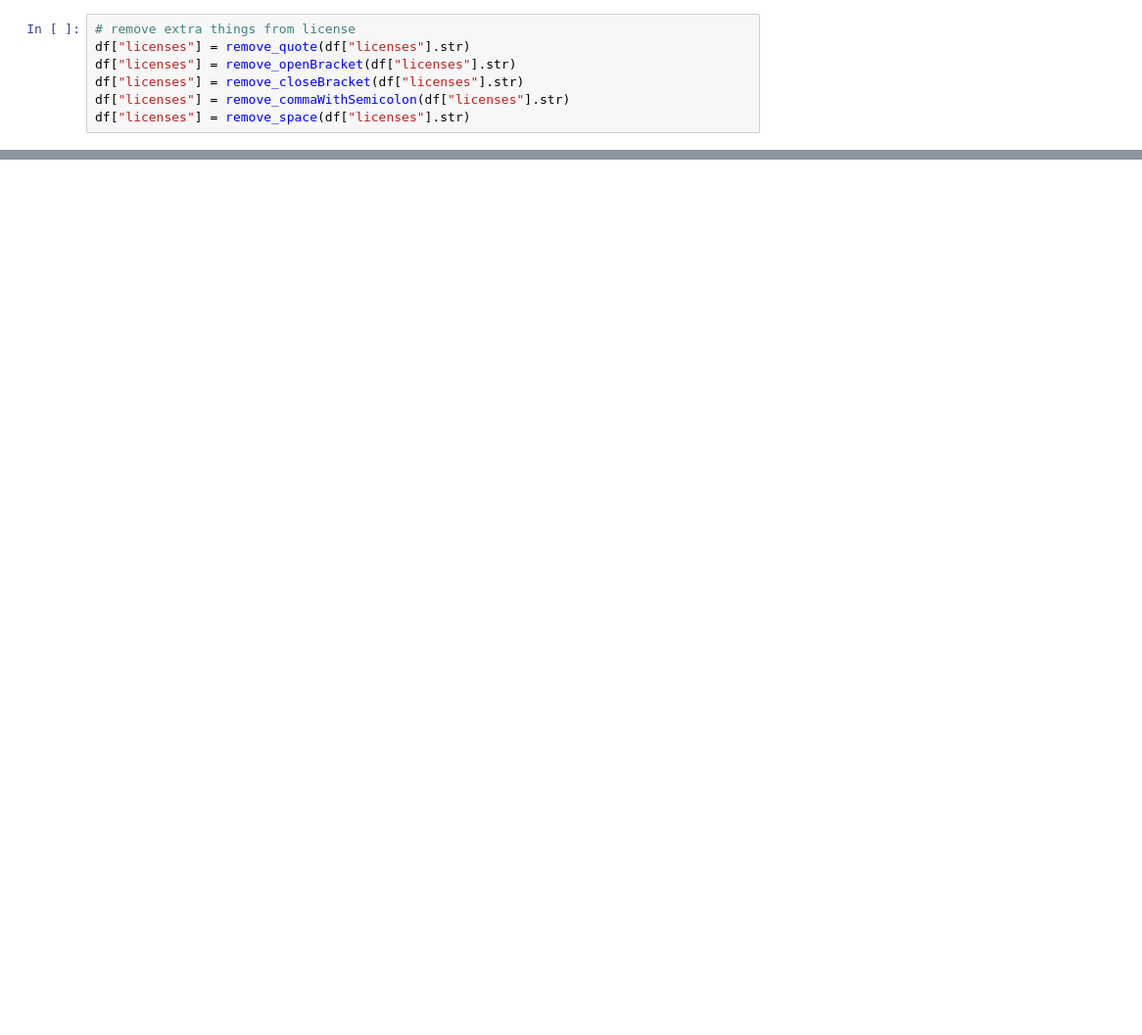
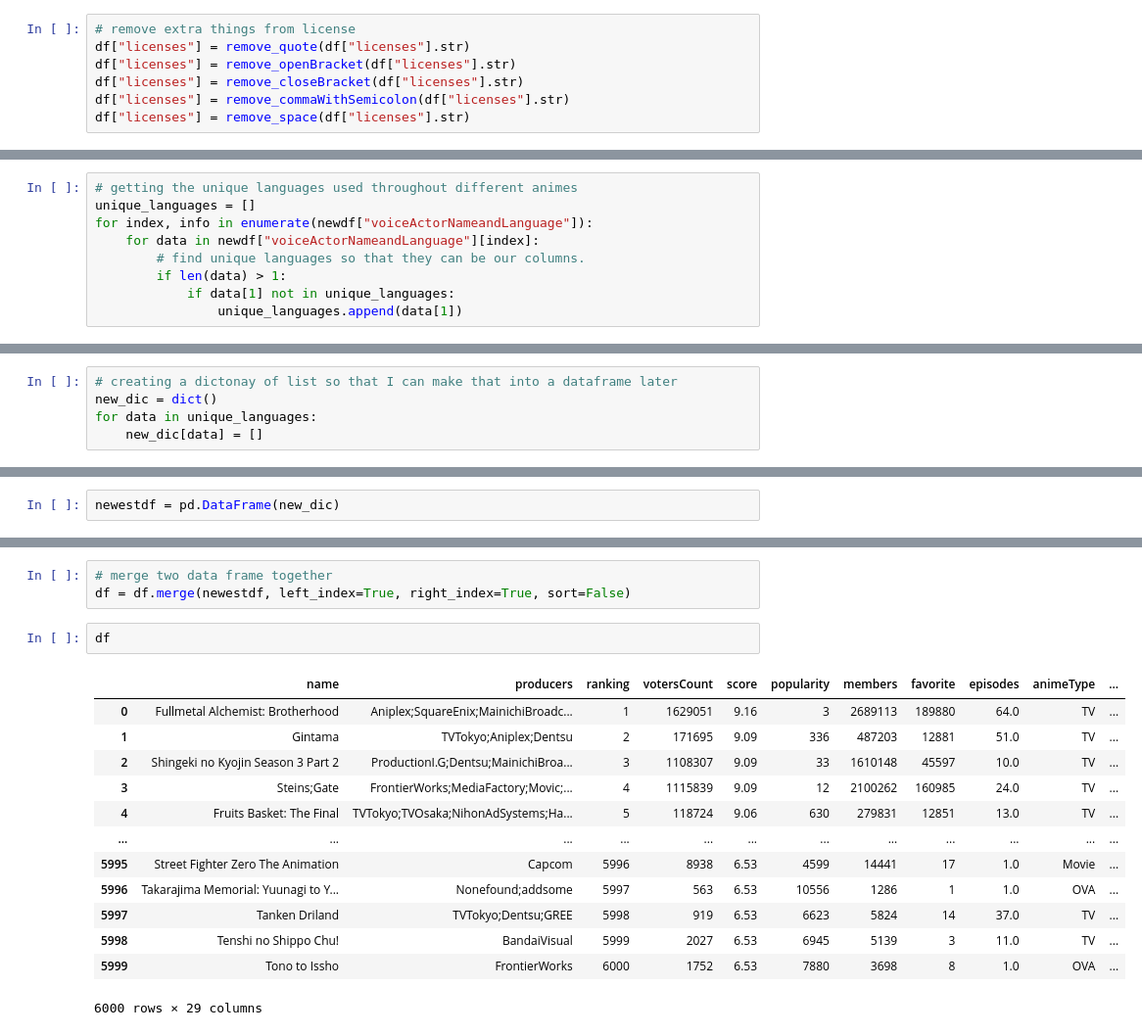
Before and after one commit to BinLama/webScraping, a Jupyter notebook: dataFormatter.ipynb, the cells around one changed output, grey strips where cells are left out. Shown at 98% size. Cells and saved outputs as stored; diff of their text form; blank space fills up the shorter version.

```diff
--- a/dataFormatter.ipynb
+++ b/dataFormatter.ipynb
@@ -244,0 +232,9 @@ df["voiceActorNameandLanguage"][0]
+# %%
+# getting the unique languages used throughout different animes
+unique_languages = []
+for index, info in enumerate(newdf["voiceActorNameandLanguage"]):
+    for data in newdf["voiceActorNameandLanguage"][index]:
+        # find unique languages so that they can be our columns.
+        if len(data) > 1:
+            if data[1] not in unique_languages:
+                unique_languages.append(data[1])
@@ -244,0 +255,5 @@ df["voiceActorNameandLanguage"][0]
+# %%
+# creating a dictonay of list so that I can make that into a dataframe later
+new_dic = dict()
+for data in unique_languages:
+    new_dic[data] = []
@@ -244,0 +335,2 @@ df["voiceActorNameandLanguage"][0]
+# %%
+newestdf = pd.DataFrame(new_dic)
@@ -244,0 +353,19 @@ df["voiceActorNameandLanguage"][0]
+# %%
+# merge two data frame together
+df = df.merge(newestdf, left_index=True, right_index=True, sort=False)
+# %%
+df
+# %% [output]
+|  | name | producers | ranking | votersCount | score | popularity | members | favorite | episodes | animeType | ... |
+| 0 | Fullmetal Alchemist: Brotherhood | Aniplex;SquareEnix;MainichiBroadc... | 1 | 1629051 | 9.16 | 3 | 2689113 | 189880 | 64.0 | TV | ... |
+| 1 | Gintama | TVTokyo;Aniplex;Dentsu | 2 | 171695 | 9.09 | 336 | 487203 | 12881 | 51.0 | TV | ... |
+| 2 | Shingeki no Kyojin Season 3 Part 2 | ProductionI.G;Dentsu;MainichiBroa... | 3 | 1108307 | 9.09 | 33 | 1610148 | 45597 | 10.0 | TV | ... |
+| 3 | Steins;Gate | FrontierWorks;MediaFactory;Movic;... | 4 | 1115839 | 9.09 | 12 | 2100262 | 160985 | 24.0 | TV | ... |
+| 4 | Fruits Basket: The Final | TVTokyo;TVOsaka;NihonAdSystems;Ha... | 5 | 118724 | 9.06 | 630 | 279831 | 12851 | 13.0 | TV | ... |
+| ... | ... | ... | ... | ... | ... | ... | ... | ... | ... | ... | ... |
+| 5995 | Street Fighter Zero The Animation | Capcom | 5996 | 8938 | 6.53 | 4599 | 14441 | 17 | 1.0 | Movie | ... |
+| 5996 | Takarajima Memorial: Yuunagi to Y... | Nonefound;addsome | 5997 | 563 | 6.53 | 10556 | 1286 | 1 | 1.0 | OVA | ... |
+| 5997 | Tanken Driland | TVTokyo;Dentsu;GREE | 5998 | 919 | 6.53 | 6623 | 5824 | 14 | 37.0 | TV | ... |
+| 5998 | Tenshi no Shippo Chu! | BandaiVisual | 5999 | 2027 | 6.53 | 6945 | 5139 | 3 | 11.0 | TV | ... |
+| 5999 | Tono to Issho | FrontierWorks | 6000 | 1752 | 6.53 | 7880 | 3698 | 8 | 1.0 | OVA | ... |
+6000 rows × 29 columns
```
Also changed, not shown: parts of 30 cells of this notebook.
